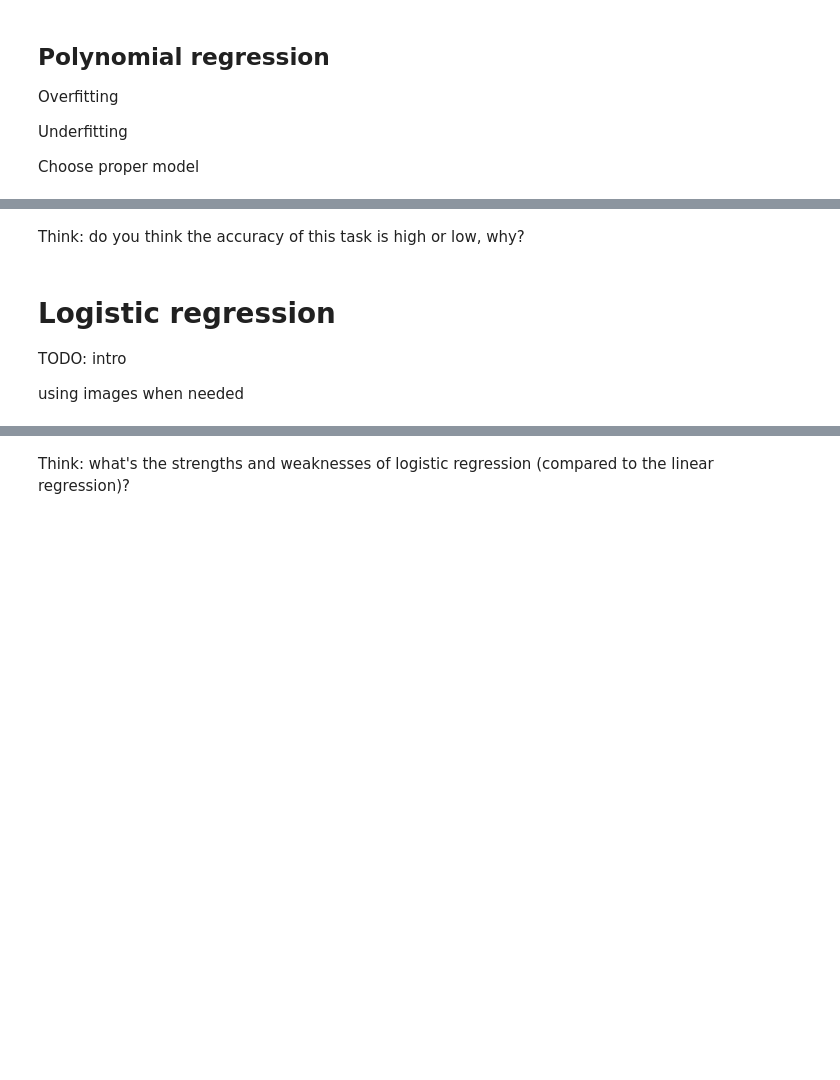
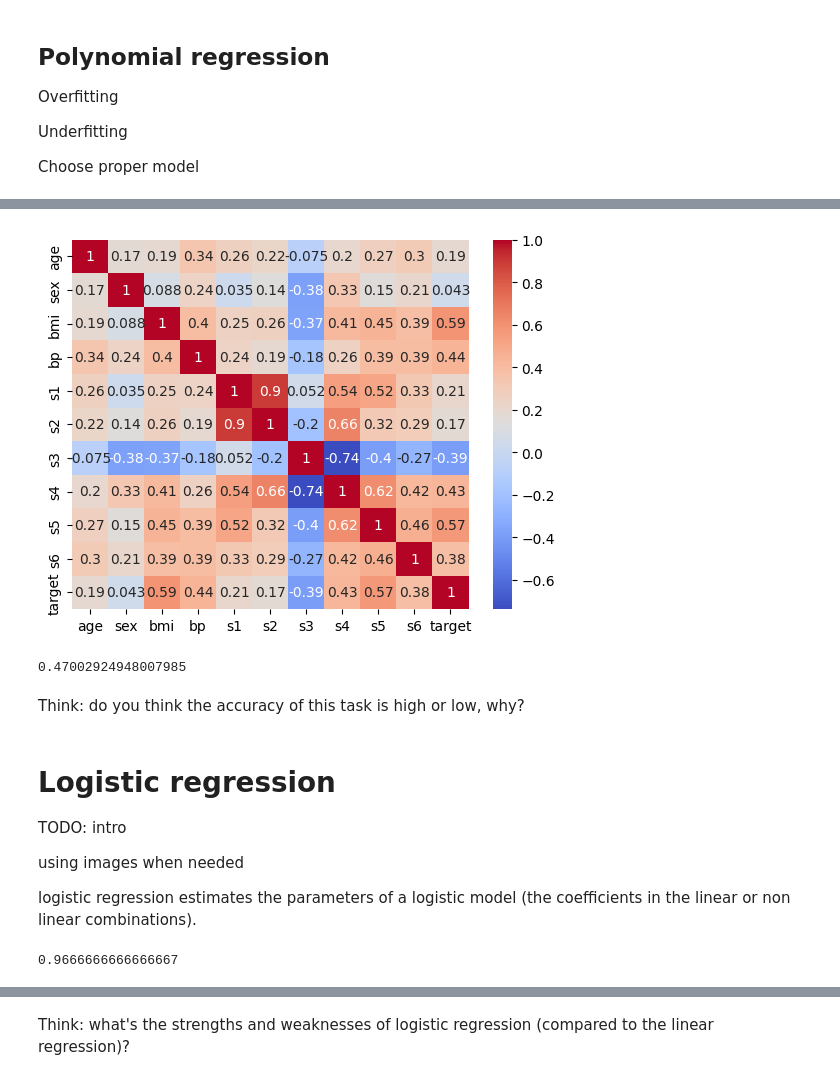
Before and after one commit to BristolDataScienceSociety/Workshop2024-25, a Jupyter notebook: Workshop6/Workshop6.ipynb, the cells around one changed output, grey strips where cells are left out. Cells and saved outputs as stored; diff of their text form; code cells hidden in the pictures; blank space fills up the shorter version.

```diff
--- a/Workshop6/Workshop6.ipynb
+++ b/Workshop6/Workshop6.ipynb
@@ -66,11 +156,23 @@ test accuracy on the test set to see what our linear regression can do
 # %%
 # TODO: find a proper dataset (can be directly imported by a line of code)
+dataframe = sklearn.datasets.load_diabetes(as_frame=True)
+
+correlation = dataframe.frame.corr()
+sns.heatmap(correlation, annot=True, cmap="coolwarm")
+plt.show()
 
 # preprocessing
+X_train, X_test, y_train, y_test = train_test_split(dataframe.data, dataframe.target, test_size=0.2)
 
 # using method in scikit-learn to do the fitting
+model = sklearn.linear_model.LinearRegression().fit(X_train, y_train)
+
 
 # test accuracy
+model.score(X_test, y_test)
+# %% [output]
+[figure, added]
+0.47002924948007985
 # %% [markdown]
 Think: do you think the accuracy of this task is high or low, why?
 # %% [markdown]
@@ -79,7 +181,25 @@ Think: do you think the accuracy of this task is high or low, why?
 TODO: intro
 
 using images when needed
+
+logistic regression estimates the parameters of a logistic model (the coefficients in the linear or non linear combinations).
 # %%
 # TODO: make a logistic regression task, using either synthetic data or find a dataset
 
-# plot the rlt if possible
+# plot the result if possible
+iris = sklearn.datasets.load_iris(as_frame=True)
+
+# Rename classes using the iris target names
+iris.frame["target"] = iris.target_names[iris.target]
+
+# preprocessing
+X_train, X_test, y_train, y_test = train_test_split(iris.data, iris.target, test_size=0.2)
+pipe = make_pipeline(sklearn.preprocessing.StandardScaler(), sklearn.linear_model.LogisticRegression())
+
+# using method in scikit-learn to do the fitting
+pipe.fit(X_train, y_train)
+
+# test accuracy (accuracy should be greater than 90%)
+pipe.score(X_test, y_test)
+# %% [output]
+0.9666666666666667
```
Also changed, not shown: parts of 14 cells of this notebook, 4 other files.
